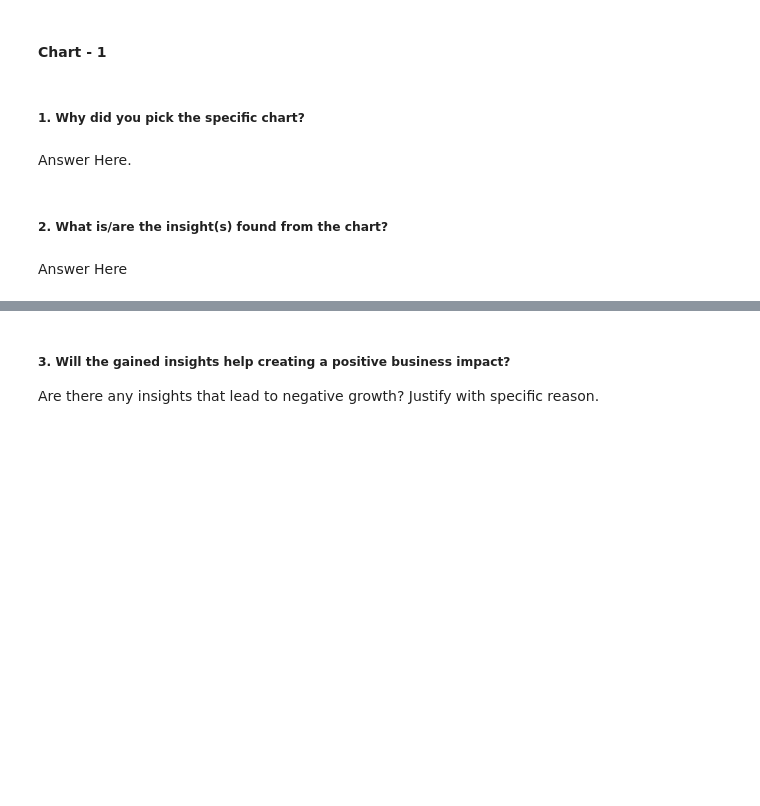
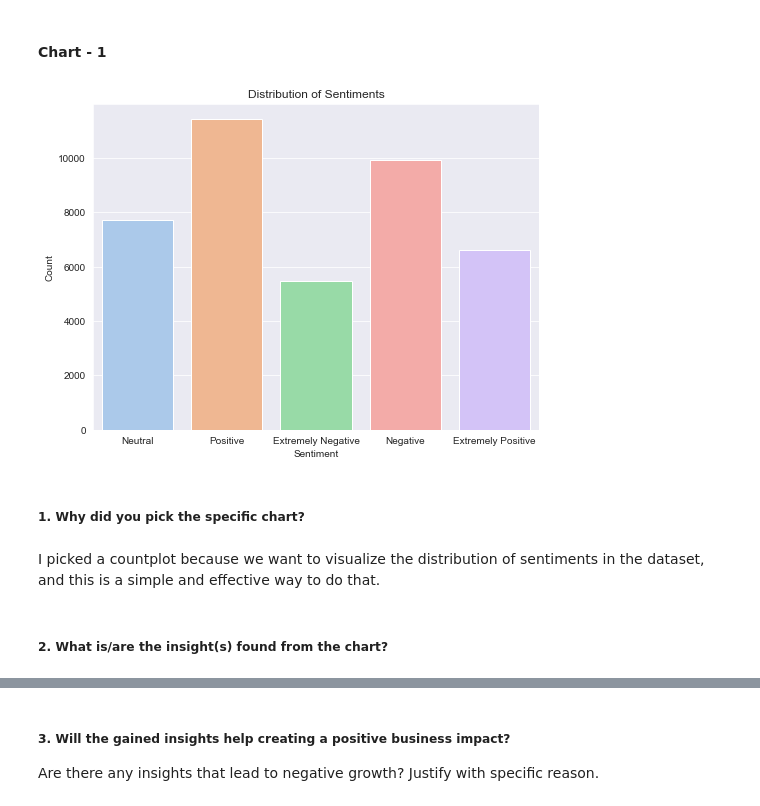
Before and after one commit to Saurabhshrma/Corona-virus-tweet-sentiment-analysis, a Jupyter notebook: Corona Virus Tweet Sentiment Analysis.ipynb, the cells around one changed output, grey strips where cells are left out. Cells and saved outputs as stored; diff of their text form; code cells hidden in the pictures; blank space fills up the shorter version.

```diff
--- a/Corona Virus Tweet Sentiment Analysis.ipynb
+++ b/Corona Virus Tweet Sentiment Analysis.ipynb
@@ -251,8 +253,6 @@ df['tokens'] = df['clean_tweet'].apply(remove_stopwords)
 sentiment_dummies = pd.get_dummies(df['Sentiment'])
 df = pd.concat([df, sentiment_dummies], axis=1)
 
-# Drop the original 'Sentiment' column
-df.drop('Sentiment', axis=1, inplace=True)
 
 df
 # %% [output]
@@ -304,8 +302,18 @@ Last Date : 2020-12-04 00:00:00
+# %%
+# Chart - 1 visualization code
+
+sns.set_style('darkgrid')
+plt.figure(figsize=(8,6))
+sns.countplot(x='Sentiment', data=df, palette='pastel')
+plt.title('Distribution of Sentiments')
+plt.xlabel('Sentiment')
+plt.ylabel('Count')
+plt.show()
+# %% [output]
+[figure, added]
 # %% [markdown]
 ##### 1. Why did you pick the specific chart?
-# %% [markdown]
-Answer Here.
+# %% [markdown]
+I picked a countplot because we want to visualize the distribution of sentiments in the dataset, and this is a simple and effective way to do that.
 # %% [markdown]
 ##### 2. What is/are the insight(s) found from the chart?
-# %% [markdown]
-Answer Here
```
Also changed, not shown: parts of 125 cells of this notebook.
